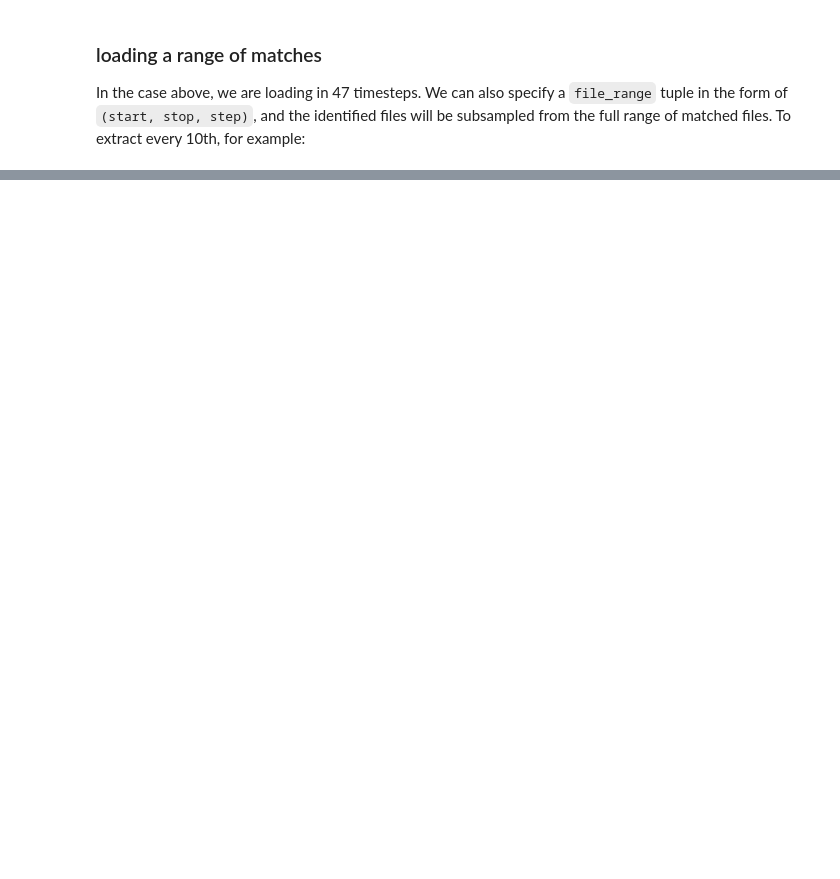
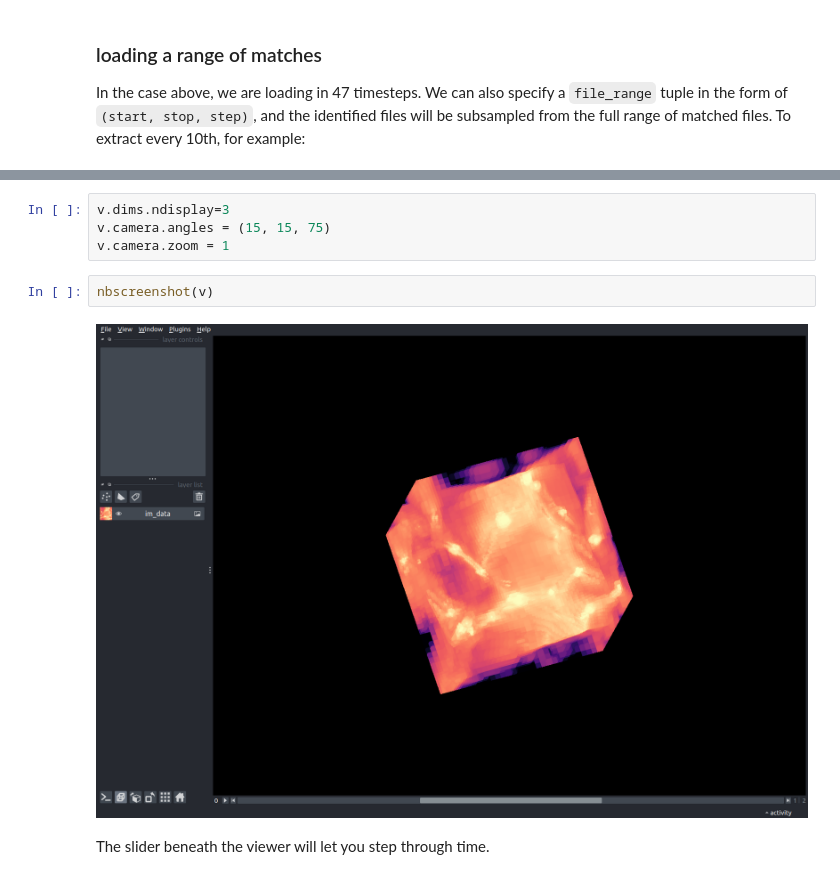
Before and after one commit to data-exp-lab/yt-napari, a Jupyter notebook: docs/examples/ytnapari_scene_04_timeseries.ipynb, the cells around one changed output, grey strips where cells are left out. Drawn from its saved outputs; the diff is of its cells as text; blank space fills up the shorter version.

```diff
--- a/docs/examples/ytnapari_scene_04_timeseries.ipynb
+++ b/docs/examples/ytnapari_scene_04_timeseries.ipynb
@@ -163,0 +208,10 @@ c.close()
+# %%
+v.dims.ndisplay=3
+v.camera.angles = (15, 15, 75)
+v.camera.zoom = 1
+# %%
+nbscreenshot(v)
+# %% [output]
+[figure, added]
+# %% [markdown]
+The slider beneath the viewer will let you step through time.
```
Also changed, not shown: parts of 47 cells of this notebook, 4 other files.
